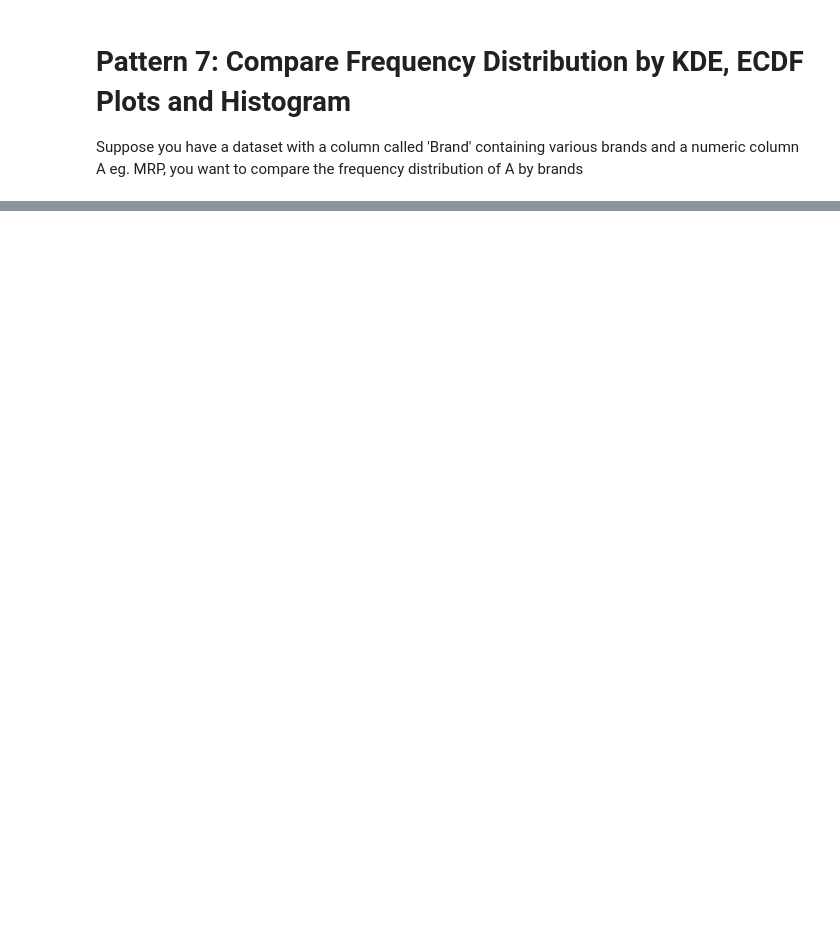
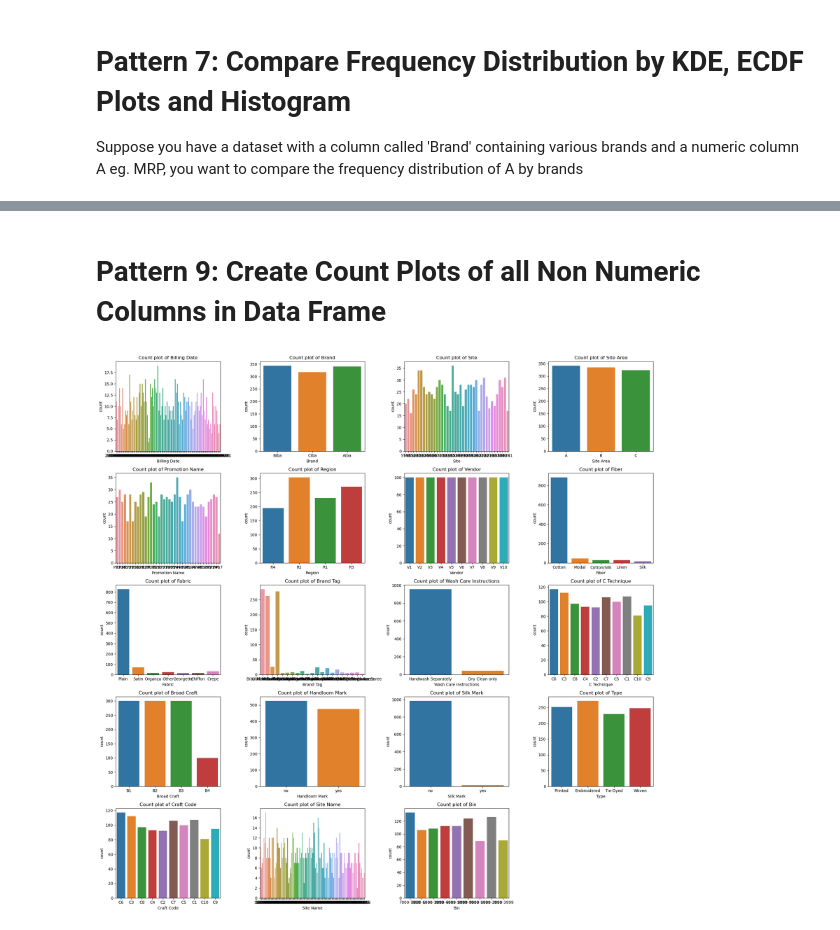
Before and after one commit to priyankconnect/MyProjects, a Jupyter notebook: Pandas_Cookbook/Pandas Cookbook.ipynb, the cells around one changed output, grey strips where cells are left out. Cells and saved outputs as stored; diff of their text form; code cells hidden in the pictures; blank space fills up the shorter version.

```diff
--- a/Pandas_Cookbook/Pandas Cookbook.ipynb
+++ b/Pandas_Cookbook/Pandas Cookbook.ipynb
@@ -761,0 +802,26 @@ plt.show()
+# %% [markdown]
+# Pattern 9: Create Count Plots of all Non Numeric Columns in Data Frame
+# %%
+# Determine the number of rows and columns for the subplot grid
+non_numeric_columns = len(df.select_dtypes(exclude=['number']).columns)
+num_rows_non_numeric = -(-non_numeric_columns // 4)  # Ceiling division
+num_cols_non_numeric = min(non_numeric_columns, 4)  # At most 4 columns
+
+fig, axes = plt.subplots(nrows=num_rows_non_numeric, ncols=num_cols_non_numeric, figsize=(5*num_cols_non_numeric, 4*num_rows_non_numeric))
+
+# Flatten the axes array for easy iteration
+axes = axes.ravel() if non_numeric_columns > 1 else [axes]
+
+# Loop through non-numeric columns and plot count plots on each subplot
+for ax, column in zip(axes, df.select_dtypes(exclude=['number'])):
+    sns.countplot(x=df[column], ax=ax)
+    ax.set_title(f'Count plot of {column}')
+
+# Remove any unused subplots (if applicable)
+for ax in axes[non_numeric_columns:]:
+    ax.remove()
+
+plt.tight_layout()
+plt.show()
+# %% [output]
+[figure, added]
```
Also changed, not shown: parts of 15 cells of this notebook, 1 other file.
